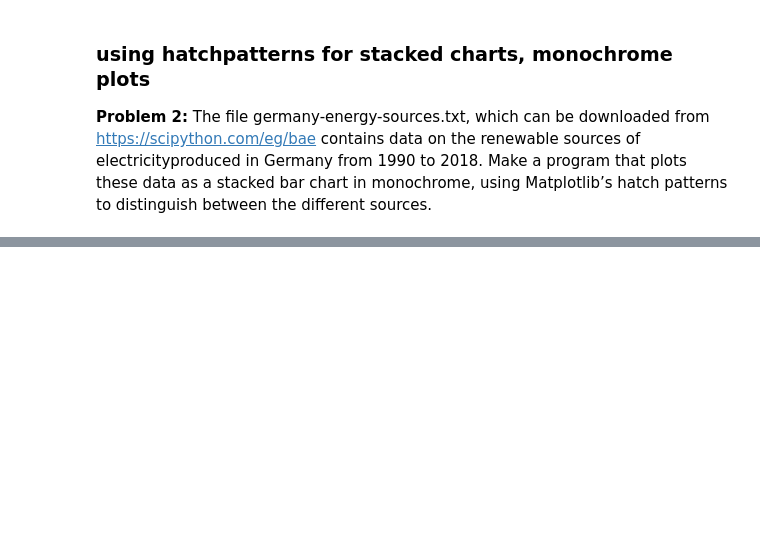
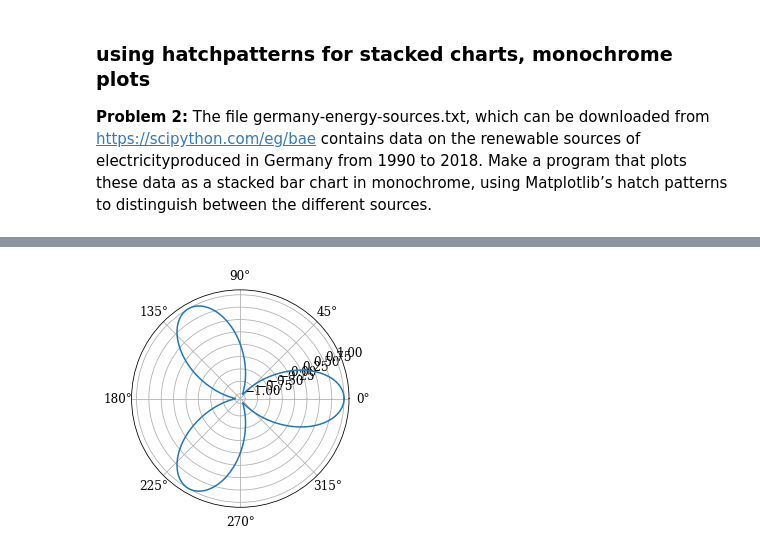
Before and after one commit to Ashim-Paudel/Matplotlib-Learning, a Jupyter notebook: Matplotlib 3 (Bar charts,Pie Charts and Polar Charts).ipynb, the cells around one changed output, grey strips where cells are left out. Cells and saved outputs as stored; diff of their text form; code cells hidden in the pictures; blank space fills up the shorter version.

```diff
--- a/Matplotlib 3 (Bar charts,Pie Charts and Polar Charts).ipynb
+++ b/Matplotlib 3 (Bar charts,Pie Charts and Polar Charts).ipynb
@@ -87,0 +121,7 @@ plt.show ()
+# %%
+#method 1
+theta = np.linspace(0, 2*np.pi,1000)
+plt.polar(theta, np.cos(3*theta),)
+plt.show()
+# %% [output]
+[figure, added]
```
Also changed, not shown: parts of 11 cells of this notebook, 1 other file.
